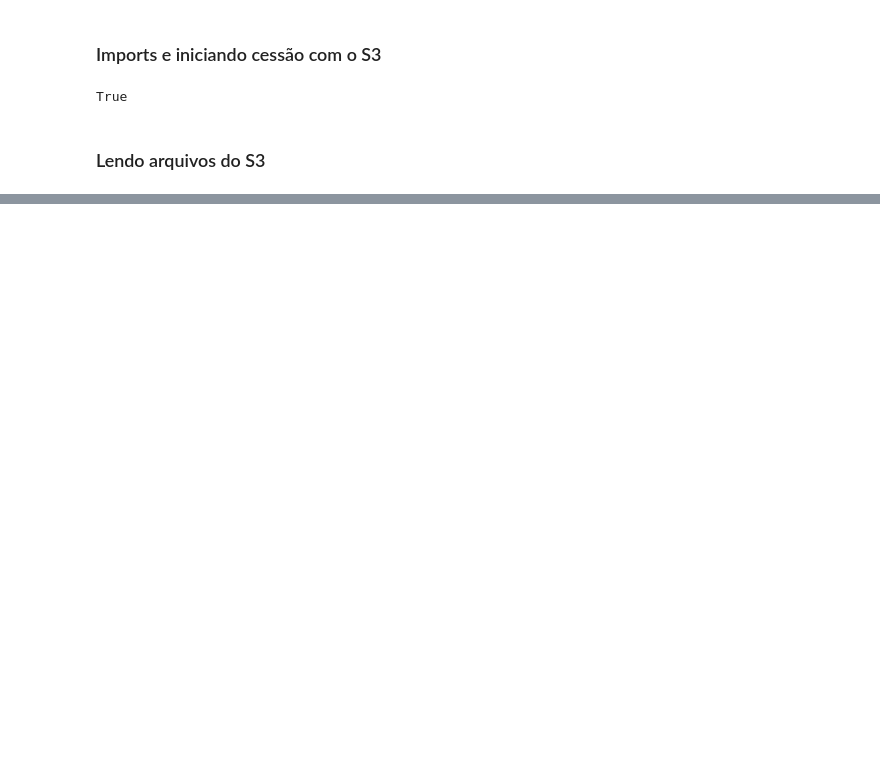
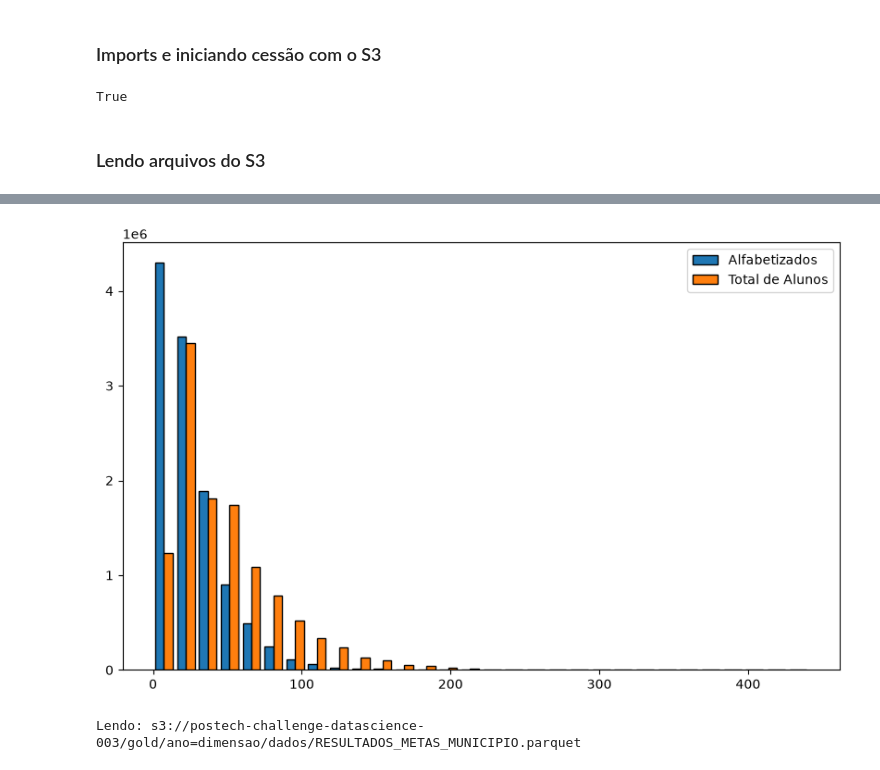
Before and after one commit to LucasRuizMartins/fiap_tech_challenge_03, a Jupyter notebook: notebooks/01 - pipeline.ipynb, the cells around one changed output, grey strips where cells are left out. Saved outputs shown, nothing was run; the diff lists cells and outputs as text; code cells hidden in the pictures; blank space fills up the shorter version.

```diff
--- a/notebooks/01 - pipeline.ipynb
+++ b/notebooks/01 - pipeline.ipynb
@@ -142,0 +142,29 @@ dtype: int64
+# %%
+# Alternativa puramente com Matplotlib
+plt.figure(figsize=(10, 6))
+
+plt.hist(
+    [df_meta['QT_ALFABETIZADOS'], df_meta['QT_ALUNOS']],
+    bins=30,
+    label=['Alfabetizados', 'Total de Alunos'],
+    edgecolor='black'
+)
+
+plt.legend()
+plt.show()
+# %% [output]
+[figure, added]
+# %%
+tabelas = ['RESULTADOS_METAS_MUNICIPIO','RESULTADOS_METAS_MUNICIPIO','RESULTADOS_METAS','TS_ALUNO','TS_ESTADO','TS_ITEM','TS_MUNICIPIO' ]
+pastas = ['dimensao','historico','fato']
+
+
+df = carregar_parquet_s3(
+    s3_client=s3,
+    bucket=BUCKET,
+    ano= pastas[0],
+    nome_tabela=tabelas[0],
+    camada="gold"
+)
+# %% [output]
+Lendo: s3://postech-challenge-datascience-003/gold/ano=dimensao/dados/RESULTADOS_METAS_MUNICIPIO.parquet
```
Also changed, not shown: parts of 6 cells of this notebook, 2 other files.
